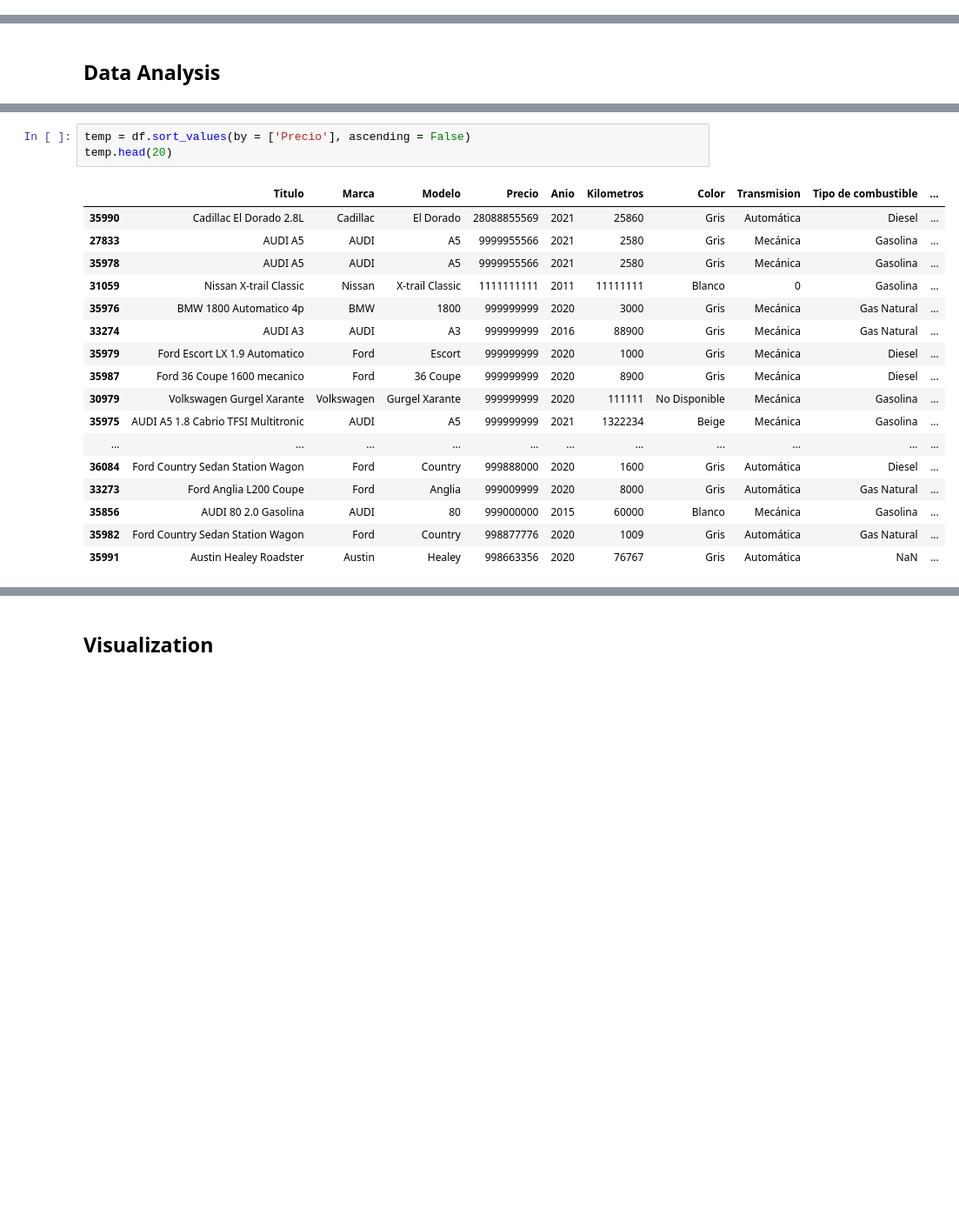
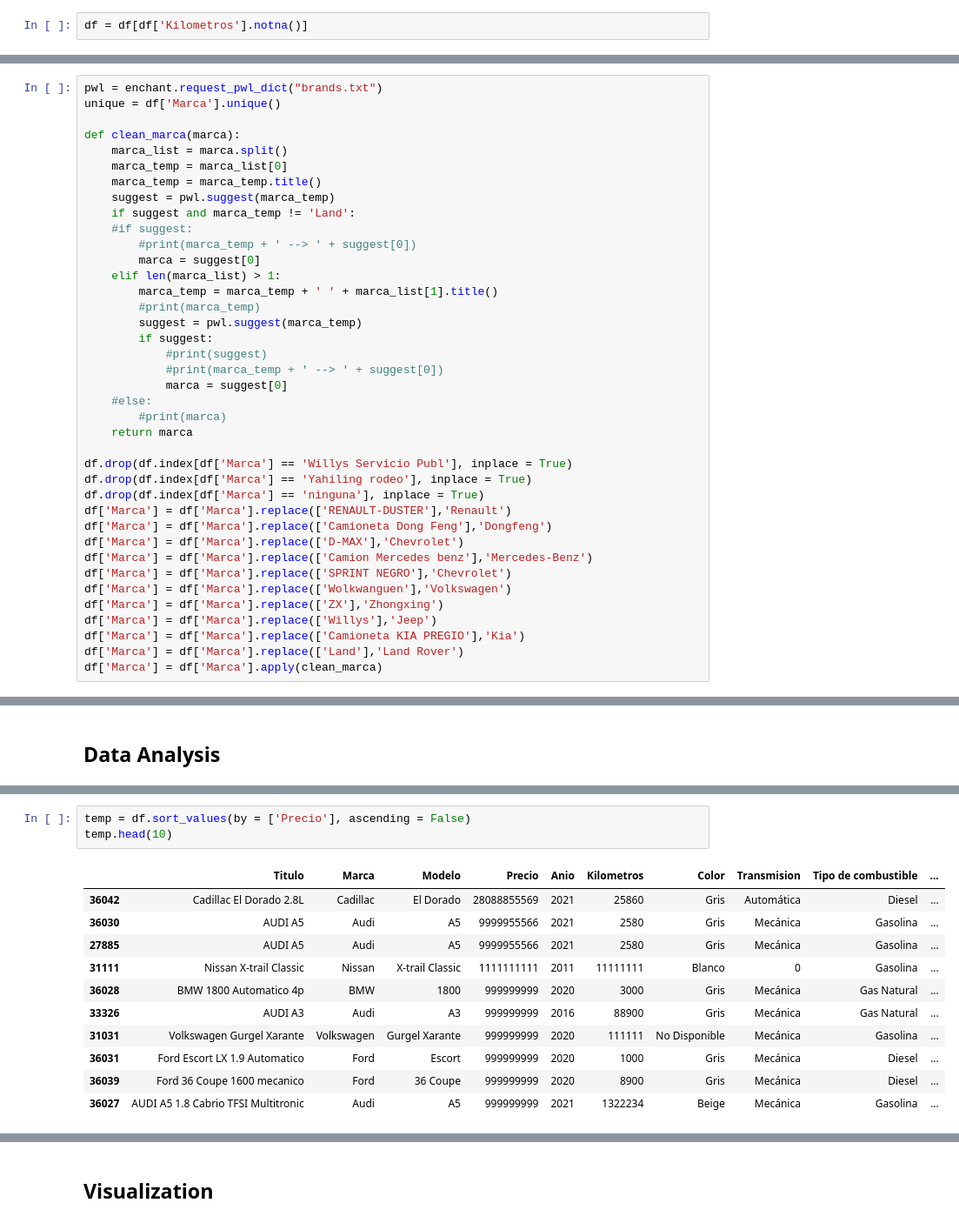
Before and after one commit to Esarac/CarPricePrediction, a Jupyter notebook: exploratory_data_analysis.ipynb, the cells around one changed output, grey strips where cells are left out. Shown at 87% size. Cells and saved outputs as stored; diff of their text form; blank space fills up the shorter version.

```diff
--- a/exploratory_data_analysis.ipynb
+++ b/exploratory_data_analysis.ipynb
@@ -315,0 +271,2 @@ df = df.reset_index(drop = True)
+# %%
+df = df[df['Kilometros'].notna()]
@@ -315,0 +309,39 @@ df = df.reset_index(drop = True)
+# %%
+pwl = enchant.request_pwl_dict("brands.txt")
+unique = df['Marca'].unique()
+
+def clean_marca(marca):
+    marca_list = marca.split()
+    marca_temp = marca_list[0]
+    marca_temp = marca_temp.title()
+    suggest = pwl.suggest(marca_temp)
+    if suggest and marca_temp != 'Land':
+    #if suggest:
+        #print(marca_temp + ' --> ' + suggest[0])
+        marca = suggest[0]
+    elif len(marca_list) > 1:
+        marca_temp = marca_temp + ' ' + marca_list[1].title()
+        #print(marca_temp)
+        suggest = pwl.suggest(marca_temp)
+        if suggest:
+            #print(suggest)
+            #print(marca_temp + ' --> ' + suggest[0])
+            marca = suggest[0]
+    #else:
+        #print(marca)
+    return marca
+
+df.drop(df.index[df['Marca'] == 'Willys Servicio Publ'], inplace = True)
+df.drop(df.index[df['Marca'] == 'Yahiling rodeo'], inplace = True)
+df.drop(df.index[df['Marca'] == 'ninguna'], inplace = True)
+df['Marca'] = df['Marca'].replace(['RENAULT-DUSTER'],'Renault')
+df['Marca'] = df['Marca'].replace(['Camioneta Dong Feng'],'Dongfeng')
+df['Marca'] = df['Marca'].replace(['D-MAX'],'Chevrolet')
+df['Marca'] = df['Marca'].replace(['Camion Mercedes benz'],'Mercedes-Benz')
+df['Marca'] = df['Marca'].replace(['SPRINT NEGRO'],'Chevrolet')
+df['Marca'] = df['Marca'].replace(['Wolkwanguen'],'Volkswagen')
+df['Marca'] = df['Marca'].replace(['ZX'],'Zhongxing')
+df['Marca'] = df['Marca'].replace(['Willys'],'Jeep')
+df['Marca'] = df['Marca'].replace(['Camioneta KIA PREGIO'],'Kia')
+df['Marca'] = df['Marca'].replace(['Land'],'Land Rover')
+df['Marca'] = df['Marca'].apply(clean_marca)
@@ -388,21 +435,15 @@ The extremely high max value of Precio indicates that we might have dirty data a
 # %%
 temp = df.sort_values(by = ['Precio'], ascending = False)
-temp.head(20)
+temp.head(10)
 # %% [output]
 |  | Titulo | Marca | Modelo | Precio | Anio | Kilometros | Color | Transmision | Tipo de combustible | ... |
-| 35990 | Cadillac El Dorado 2.8L | Cadillac | El Dorado | 28088855569 | 2021 | 25860 | Gris | Automática | Diesel | ... |
-| 27833 | AUDI A5 | AUDI | A5 | 9999955566 | 2021 | 2580 | Gris | Mecánica | Gasolina | ... |
-| 35978 | AUDI A5 | AUDI | A5 | 9999955566 | 2021 | 2580 | Gris | Mecánica | Gasolina | ... |
-| 31059 | Nissan X-trail Classic | Nissan | X-trail Classic | 1111111111 | 2011 | 11111111 | Blanco | 0 | Gasolina | ... |
-| 35976 | BMW 1800 Automatico 4p | BMW | 1800 | 999999999 | 2020 | 3000 | Gris | Mecánica | Gas Natural | ... |
-| 33274 | AUDI A3 | AUDI | A3 | 999999999 | 2016 | 88900 | Gris | Mecánica | Gas Natural | ... |
-| 35979 | Ford Escort LX 1.9 Automatico | Ford | Escort | 999999999 | 2020 | 1000 | Gris | Mecánica | Diesel | ... |
-| 35987 | Ford 36 Coupe 1600 mecanico | Ford | 36 Coupe | 999999999 | 2020 | 8900 | Gris | Mecánica | Diesel | ... |
-| 30979 | Volkswagen Gurgel Xarante | Volkswagen | Gurgel Xarante | 999999999 | 2020 | 111111 | No Disponible | Mecánica | Gasolina | ... |
-| 35975 | AUDI A5 1.8 Cabrio TFSI Multitronic | AUDI | A5 | 999999999 | 2021 | 1322234 | Beige | Mecánica | Gasolina | ... |
-| ... | ... | ... | ... | ... | ... | ... | ... | ... | ... | ... |
-| 36084 | Ford Country Sedan Station Wagon | Ford | Country | 999888000 | 2020 | 1600 | Gris | Automática | Diesel | ... |
-| 33273 | Ford Anglia L200 Coupe | Ford | Anglia | 999009999 | 2020 | 8000 | Gris | Automática | Gas Natural | ... |
-| 35856 | AUDI 80 2.0 Gasolina | AUDI | 80 | 999000000 | 2015 | 60000 | Blanco | Mecánica | Gasolina | ... |
-| 35982 | Ford Country Sedan Station Wagon | Ford | Country | 998877776 | 2020 | 1009 | Gris | Automática | Gas Natural | ... |
-| 35991 | Austin Healey Roadster | Austin | Healey | 998663356 | 2020 | 76767 | Gris | Automática | NaN | ... |
+| 36042 | Cadillac El Dorado 2.8L | Cadillac | El Dorado | 28088855569 | 2021 | 25860 | Gris | Automática | Diesel | ... |
+| 36030 | AUDI A5 | Audi | A5 | 9999955566 | 2021 | 2580 | Gris | Mecánica | Gasolina | ... |
+| 27885 | AUDI A5 | Audi | A5 | 9999955566 | 2021 | 2580 | Gris | Mecánica | Gasolina | ... |
+| 31111 | Nissan X-trail Classic | Nissan | X-trail Classic | 1111111111 | 2011 | 11111111 | Blanco | 0 | Gasolina | ... |
+| 36028 | BMW 1800 Automatico 4p | BMW | 1800 | 999999999 | 2020 | 3000 | Gris | Mecánica | Gas Natural | ... |
+| 33326 | AUDI A3 | Audi | A3 | 999999999 | 2016 | 88900 | Gris | Mecánica | Gas Natural | ... |
+| 31031 | Volkswagen Gurgel Xarante | Volkswagen | Gurgel Xarante | 999999999 | 2020 | 111111 | No Disponible | Mecánica | Gasolina | ... |
+| 36031 | Ford Escort LX 1.9 Automatico | Ford | Escort | 999999999 | 2020 | 1000 | Gris | Mecánica | Diesel | ... |
+| 36039 | Ford 36 Coupe 1600 mecanico | Ford | 36 Coupe | 999999999 | 2020 | 8900 | Gris | Mecánica | Diesel | ... |
+| 36027 | AUDI A5 1.8 Cabrio TFSI Multitronic | Audi | A5 | 999999999 | 2021 | 1322234 | Beige | Mecánica | Gasolina | ... |
```
Also changed, not shown: parts of 56 cells of this notebook, 3 other files.
